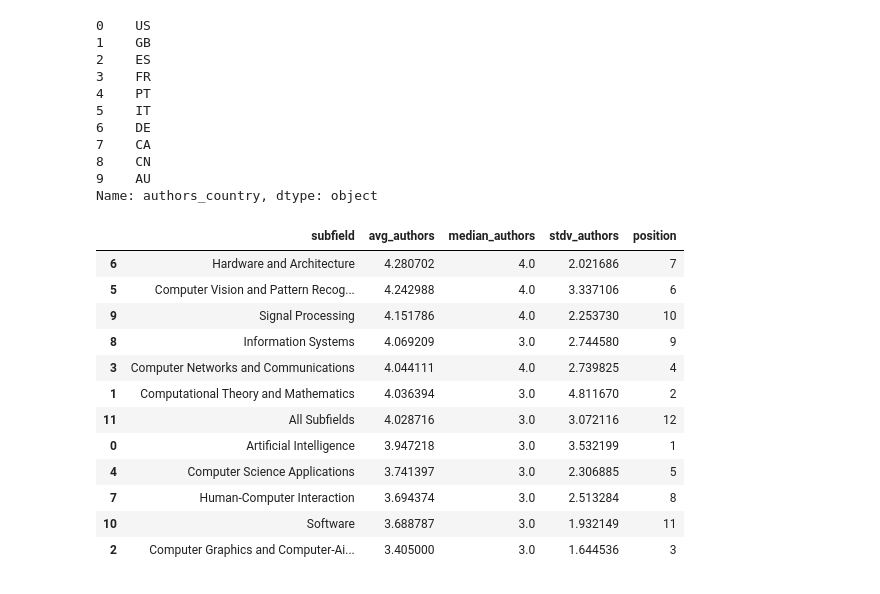
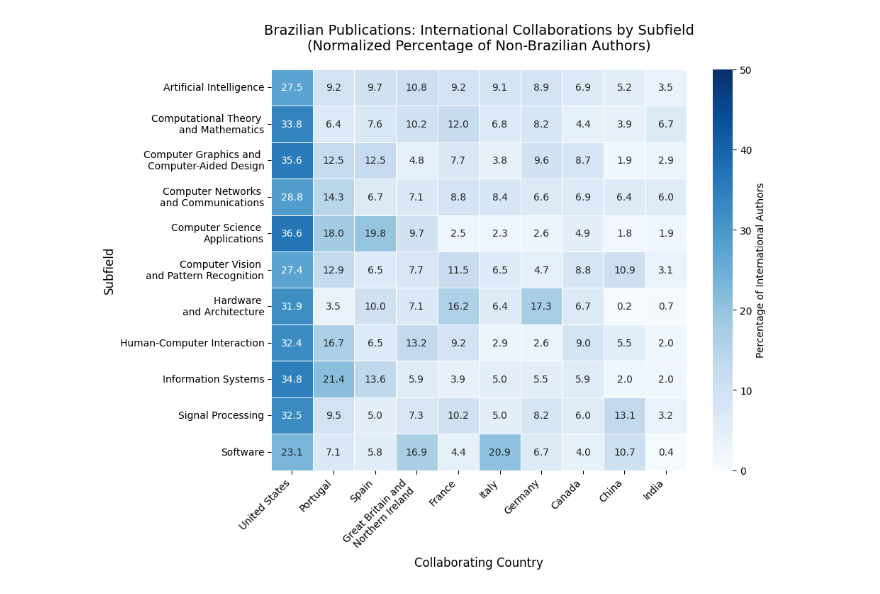
Before and after one commit to viniciusmioto/br_collaboration_network, a Jupyter notebook: src/analysis_rq1.ipynb, the cells around one changed output. Saved outputs shown, nothing was run; the diff lists cells and outputs as text; code cells hidden in the pictures.

```diff
--- a/src/analysis_rq1.ipynb
+++ b/src/analysis_rq1.ipynb
@@ -174,33 +387,0 @@ ai_publications_df = filter_subfielf_publications(
-# %%
-get_authors_country_counts(ai_publications_df).head(10)["authors_country"]
-# %% [output]
-0    US
-1    GB
-2    ES
-3    FR
-4    PT
-5    IT
-6    DE
-7    CA
-8    CN
-9    AU
-Name: authors_country, dtype: object
-# %%
-authors_metrics_df = author_stats_per_subfield(br_publications_df).sort_values(
-    by="avg_authors", ascending=False
-)
-authors_metrics_df
-# %% [output]
-|  | subfield | avg_authors | median_authors | stdv_authors | position |
-| 6 | Hardware and Architecture | 4.280702 | 4.0 | 2.021686 | 7 |
-| 5 | Computer Vision and Pattern Recog... | 4.242988 | 4.0 | 3.337106 | 6 |
-| 9 | Signal Processing | 4.151786 | 4.0 | 2.253730 | 10 |
-| 8 | Information Systems | 4.069209 | 3.0 | 2.744580 | 9 |
-| 3 | Computer Networks and Communications | 4.044111 | 4.0 | 2.739825 | 4 |
-| 1 | Computational Theory and Mathematics | 4.036394 | 3.0 | 4.811670 | 2 |
-| 11 | All Subfields | 4.028716 | 3.0 | 3.072116 | 12 |
-| 0 | Artificial Intelligence | 3.947218 | 3.0 | 3.532199 | 1 |
-| 4 | Computer Science Applications | 3.741397 | 3.0 | 2.306885 | 5 |
-| 7 | Human-Computer Interaction | 3.694374 | 3.0 | 2.513284 | 8 |
-| 10 | Software | 3.688787 | 3.0 | 1.932149 | 11 |
-| 2 | Computer Graphics and Computer-Ai... | 3.405000 | 3.0 | 1.644536 | 3 |
@@ -208,0 +388,6 @@ authors_metrics_df.to_csv("../data/csv/openalex/authors_metrics.csv", index=Fals
+# %%
+plot_subfield_country_heatmap(br_publications_df)
+# plt.savefig("../docs/inter_collabs_heatmap.pdf", format="pdf")
+plt.show()
+# %% [output]
+[figure, added]
```
Also changed, not shown: parts of 13 cells of this notebook, 32 other files.
